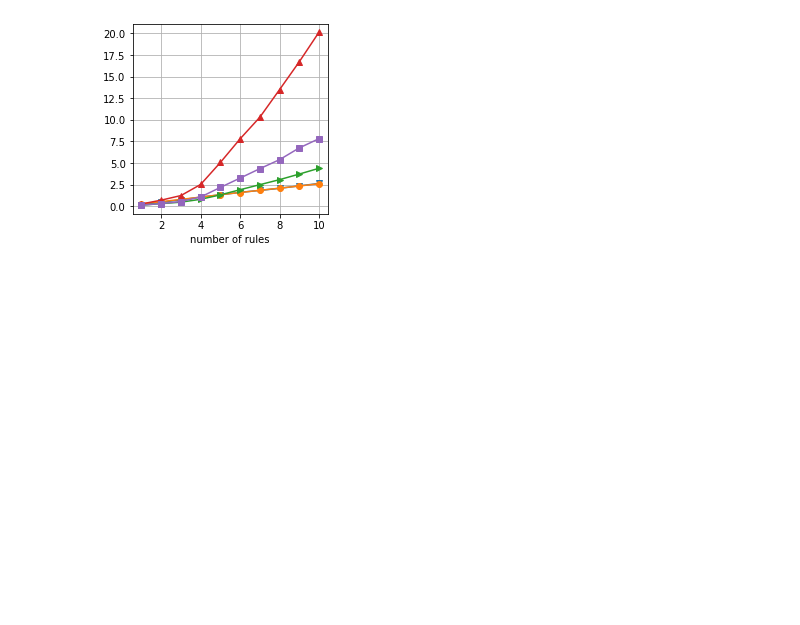
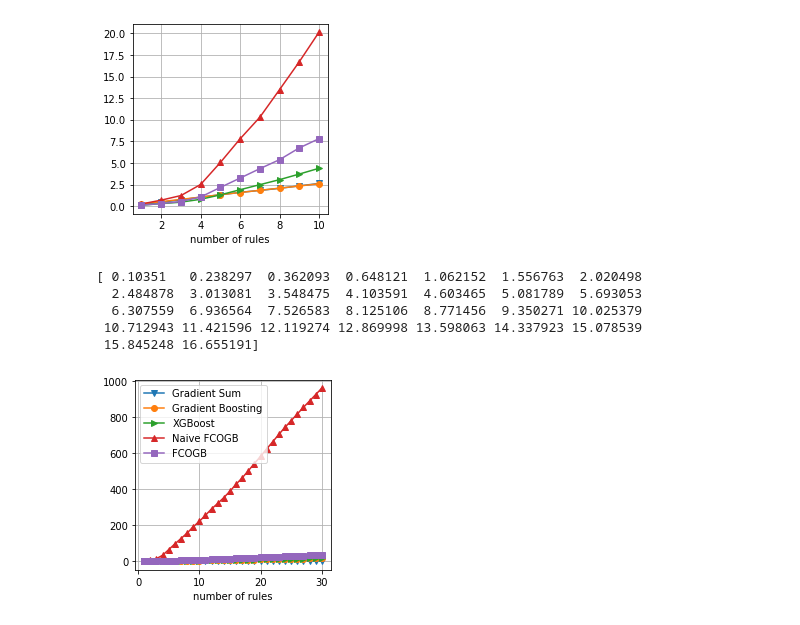
Before and after one commit to fyan102/FCOGB, a Jupyter notebook: analysis/compare_time.ipynb, the cells around one changed output. Saved outputs shown, nothing was run; the diff lists cells and outputs as text; code cells hidden in the pictures; blank space fills up the shorter version.

```diff
--- a/analysis/compare_time.ipynb
+++ b/analysis/compare_time.ipynb
@@ -479,3 +497,24 @@ plot_times(dia_gpe, dia_xgb, dia_orth, dia_orth_new, dia_mwg, 'diabete_time')
 [0.275787 0.532643 0.790508 1.058243 1.335162 1.589159 1.841947 2.093031
  2.340618 2.602742]
 [figure]
+# %%
+dia_gpe=['0:00:00.103510', '0:00:00.134787', '0:00:00.123796', '0:00:00.286028', '0:00:00.414031',
+         '0:00:00.494611', '0:00:00.463735', '0:00:00.464380', '0:00:00.528203', '0:00:00.535394',
+         '0:00:00.555116', '0:00:00.499874', '0:00:00.478324', '0:00:00.611264', '0:00:00.614506',
+         '0:00:00.629005', '0:00:00.590019', '0:00:00.598523', '0:00:00.646350', '0:00:00.578815',
+         '0:00:00.675108', '0:00:00.687564', '0:00:00.708653', '0:00:00.697678', '0:00:00.750724',
+         '0:00:00.728065', '0:00:00.739860', '0:00:00.740616', '0:00:00.766709', '0:00:00.809943']
+dia_xgb=['0:00:00.101476', '0:00:00.136520', '0:00:00.127229', '0:00:00.271208', '0:00:00.434594',
+         '0:00:00.536455', '0:00:00.487210', '0:00:00.487452', '0:00:00.554585', '0:00:00.553281',
+         '0:00:00.597681', '0:00:00.521175', '0:00:00.497266', '0:00:00.613167', '0:00:00.627746', '0:00:00.624210', '0:00:00.644485', '0:00:00.594139', '0:00:00.638265', '0:00:00.595829', '0:00:00.640615', '0:00:00.705630', '0:00:00.704075', '0:00:00.688187', '0:00:00.751316', '0:00:00.732259', '0:00:00.744667', '0:00:00.808221', '0:00:00.757735', '0:00:00.804032']
+dia_orth=['0:00:02.248208', '0:00:03.615200', '0:00:08.224419', '0:00:18.746083', '0:00:31.232185', '0:00:31.703506', '0:00:29.931909', '0:00:30.305490', '0:00:34.990934', '0:00:30.405123', '0:00:33.671548', '0:00:35.727131', '0:00:30.296994', '0:00:32.239733', '0:00:35.501676', '0:00:38.951505', '0:00:35.336256', '0:00:39.319131', '0:00:40.709282', '0:00:39.862934', '0:00:41.079913', '0:00:40.367835', '0:00:40.874575', '0:00:39.474842', '0:00:36.500151', '0:00:37.366468', '0:00:36.644918', '0:00:35.158913', '0:00:35.704946', '0:00:35.908725']
+dia_orth_new=['0:00:00.110631', '0:00:00.144323', '0:00:00.213029', '0:00:00.488463', '0:00:01.085711', '0:00:01.024487', '0:00:01.031993', '0:00:00.977741', '0:00:01.300586', '0:00:00.989023', '0:00:01.212845', '0:00:01.379231', '0:00:01.123314', '0:00:01.173396', '0:00:01.302149', '0:00:01.430413', '0:00:01.313681', '0:00:01.491008', '0:00:01.470904', '0:00:01.426336', '0:00:01.431963', '0:00:01.556189', '0:00:01.508243', '0:00:01.491381', '0:00:01.575082', '0:00:01.444517', '0:00:01.488305', '0:00:01.455150', '0:00:01.458984', '0:00:01.449798']
+dia_mwg=['0:00:00.124338', '0:00:00.100532', '0:00:00.097210', '0:00:00.097764', '0:00:00.098303', '0:00:00.099054', '0:00:00.098812', '0:00:00.098764', '0:00:00.099961', '0:00:00.100772', '0:00:00.100206', '0:00:00.105040', '0:00:00.104563', '0:00:00.104328', '0:00:00.103112', '0:00:00.101332', '0:00:00.101725', '0:00:00.122865', '0:00:00.102822', '0:00:00.104142', '0:00:00.104866', '0:00:00.104308', '0:00:00.105029', '0:00:00.106711', '0:00:00.107707', '0:00:00.107743', '0:00:00.105426', '0:00:00.117043', '0:00:00.112494', '0:00:00.110970']
+plot_times(dia_gpe, dia_xgb, dia_orth, dia_orth_new, dia_mwg, 'diabete_time')
+# %% [output]
+[ 0.10351   0.238297  0.362093  0.648121  1.062152  1.556763  2.020498
+  2.484878  3.013081  3.548475  4.103591  4.603465  5.081789  5.693053
+  6.307559  6.936564  7.526583  8.125106  8.771456  9.350271 10.025379
+ 10.712943 11.421596 12.119274 12.869998 13.598063 14.337923 15.078539
+ 15.845248 16.655191]
+[figure, added]
```
Also changed, not shown: parts of 11 cells of this notebook, 2 other files.
